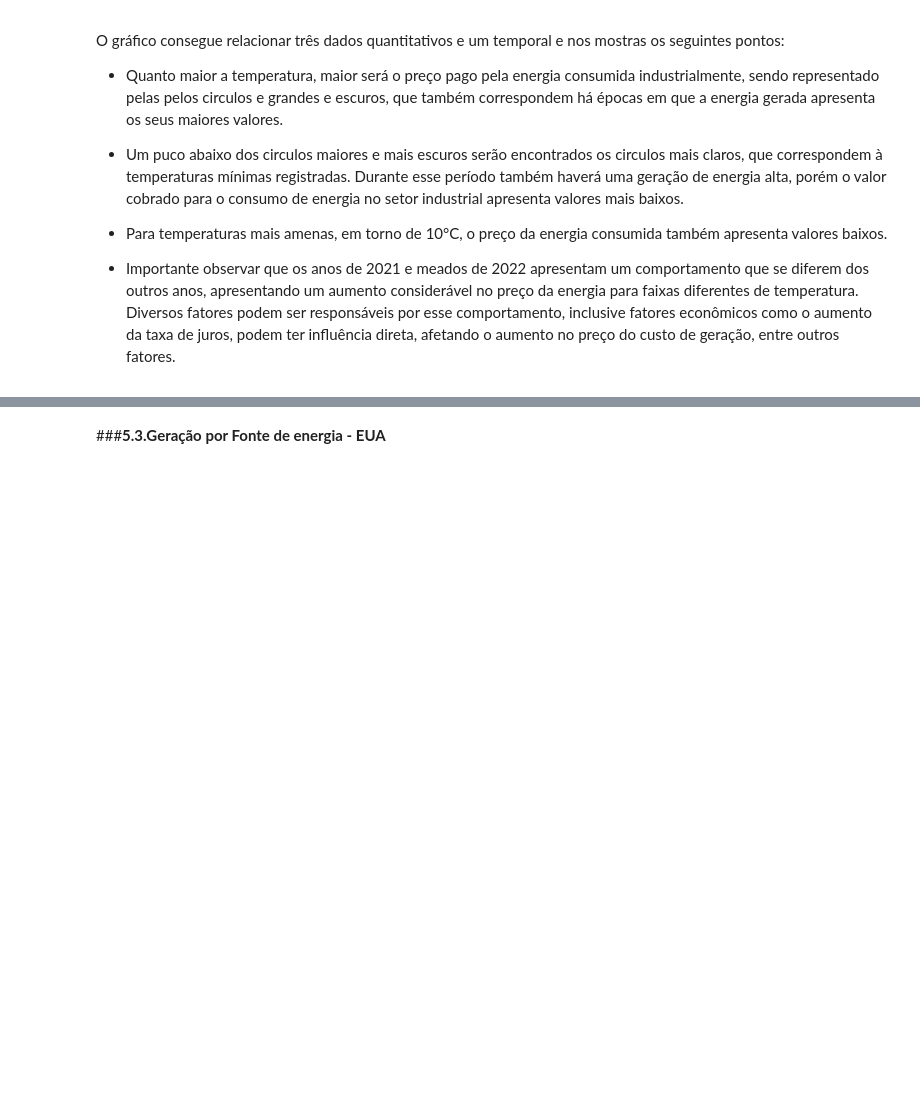
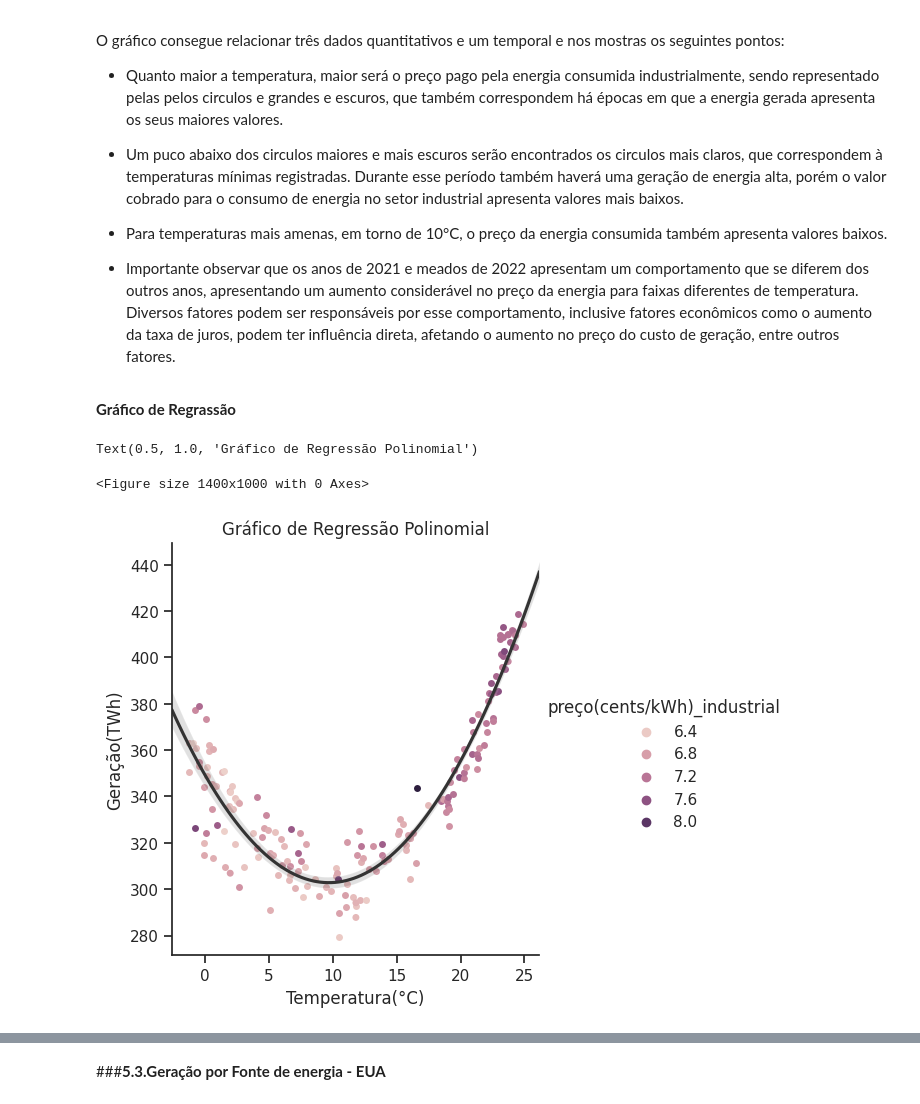
Before and after one commit to Higordevellard/MVP_01, a Jupyter notebook: mvp_sprint_1.ipynb, the cells around one changed output, grey strips where cells are left out. Saved outputs shown, nothing was run; the diff lists cells and outputs as text; code cells hidden in the pictures; blank space fills up the shorter version.

```diff
--- a/mvp_sprint_1.ipynb
+++ b/mvp_sprint_1.ipynb
@@ -39,7 +42,7 @@ url_3 = 'https://raw.githubusercontent.com/higordevellard/MVP_01/main/media_temp
 url_4 = 'https://raw.githubusercontent.com/higordevellard/MVP_01/main/consumidores_eua.csv'
 url_5 = 'https://raw.githubusercontent.com/higordevellard/MVP_01/main/pre%C3%A7o_kwh.csv'
 
-# labels dos atributos do dataset
+# Labels dos atributos do dataset
 labels_atributos = ['ID', 'Ano', 'Mês', 'Estado', 'Tipo_de_produção', 'Fonte_de_Energia', 'Geração(MWh)']
 labels_atributos_temperatura = ['Mês/Ano', 'Temperatura(°F)', 'Temperatura(°C)']
 labels_atributos_consumidores = ['qtd_consumidores', 'Mês/Ano']
@@ -48,7 +51,7 @@ labels_atributos_preço = ['preço(cents/kWh)_residencial', 'preço(cents/kWh)_c
 # Lê o arquivo
 dataset_p1 = pd.read_csv(url_1, names=labels_atributos, header=0, delimiter=',')
 dataset_p2 = pd.read_csv(url_2, names=labels_atributos, header=0, delimiter=',')
-dataset_temp = pd.read_csv(url_3, names=labels_atributos_temperatura, header=0, delimiter=',')
+dataset_temperatura = pd.read_csv(url_3, names=labels_atributos_temperatura, header=0, delimiter=',')
 dataset_consumidores = pd.read_csv(url_4, names=labels_atributos_consumidores, header=0, delimiter=',')
 dataset_price_kwh = pd.read_csv(url_5, names=labels_atributos_preço, header=0, delimiter=',')
 # %% [markdown]
@@ -433,12 +445,12 @@ Antes de carregar os novos datasets, foi realizado pequenas modificações nos d
 ##### **5.2.1.Preparação dos Dados**
 # %%
 # Transformar a coluna 'Mês/Ano' para o formato de data
-dataset_temp['Mês/Ano'] = pd.to_datetime(dataset_temp['Mês/Ano'], format='%Y/%m')
+dataset_temperatura['Mês/Ano'] = pd.to_datetime(dataset_temperatura['Mês/Ano'], format='%Y/%m')
 dataset_price_kwh['Mês/Ano'] = pd.to_datetime(dataset_price_kwh['Mês/Ano'], format='%Y/%m')
 dataset_consumidores['Mês/Ano'] = pd.to_datetime(dataset_consumidores['Mês/Ano'], format='%Y/%m')
 
 # juntar os datasets com base na coluna "Mês/Ano"
-dataset_completo = pd.merge(dataset_4, dataset_temp, on='Mês/Ano')
+dataset_completo = pd.merge(dataset_4, dataset_temperatura, on='Mês/Ano')
 dataset_completo = pd.merge(dataset_completo, dataset_price_kwh, on='Mês/Ano')
 dataset_completo = pd.merge(dataset_completo, dataset_consumidores, on='Mês/Ano')
 
@@ -711,3 +726,25 @@ O gráfico consegue relacionar três dados quantitativos e um temporal e nos mos
 *   Para temperaturas mais amenas, em torno de 10°C, o preço da energia consumida também apresenta valores baixos.
 
 *   Importante observar que os anos de 2021 e meados de 2022 apresentam um comportamento que se diferem dos outros anos, apresentando um aumento considerável no preço da energia para faixas diferentes de temperatura. Diversos fatores podem ser responsáveis por esse comportamento, inclusive fatores econômicos como o aumento da taxa de juros, podem ter influência direta, afetando o  aumento no preço do custo de geração, entre outros fatores.
+# %% [markdown]
+**Gráfico de Regrassão**
+# %%
+# Tamanho do gráfico
+plt.figure(figsize=(14,10))
+
+# Definindo as entradas do gráfico
+sns.catplot(
+    data=dataset_completo, x="Temperatura(°C)", y="Geração(TWh)", hue="preço(cents/kWh)_industrial",
+    native_scale=True, zorder=1
+)
+sns.regplot(
+    data=dataset_completo, x="Temperatura(°C)", y="Geração(TWh)",
+    scatter=False, truncate=False, order=2, color=".2",
+)
+
+# Título do gráfico
+plt.title("Gráfico de Regressão Polinomial")
+# %% [output]
+Text(0.5, 1.0, 'Gráfico de Regressão Polinomial')
+<Figure size 1400x1000 with 0 Axes>
+[figure, added]
```
Also changed, not shown: parts of 43 cells of this notebook.
